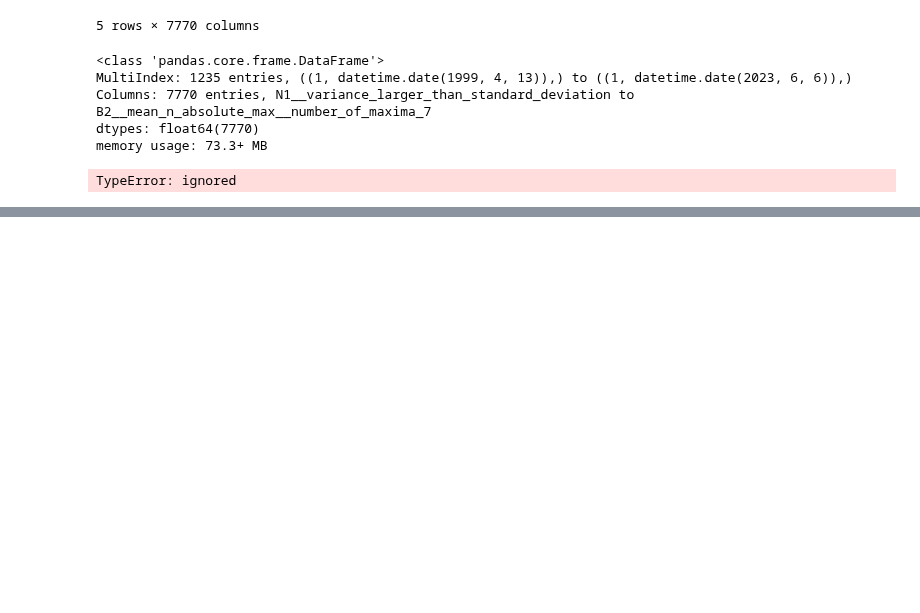
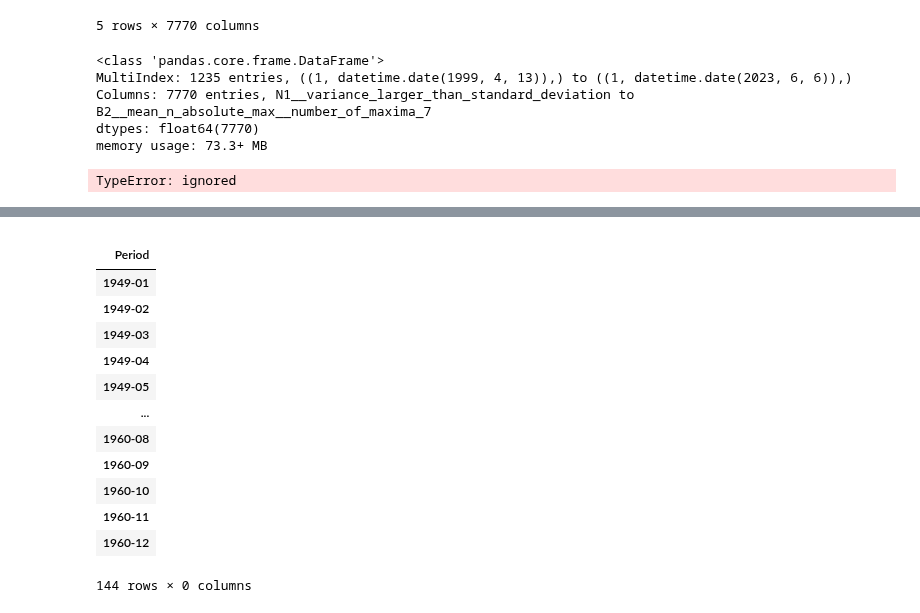
Before and after one commit to arumajirou/-daily-test, a Jupyter notebook: 時系列アプリ下調べ.ipynb, the cells around one changed output, grey strips where cells are left out. Saved outputs shown, nothing was run; the diff lists cells and outputs as text; code cells hidden in the pictures; blank space fills up the shorter version.

```diff
--- a/時系列アプリ下調べ.ipynb
+++ b/時系列アプリ下調べ.ipynb
@@ -4675,0 +4742,39 @@ TypeError: ignored
+# %%
+from sktime.datasets import load_airline
+from sktime.forecasting.base import ForecastingHorizon
+from sktime.forecasting.naive import NaiveForecaster
+import pandas as pd
+import numpy as np
+# step 1: data specification
+y = load_airline()
+# we create some dummy exogeneous data
+X = pd.DataFrame(index=y.index)
+
+# step 2: specifying forecasting horizon
+fh = np.arange(1, 37)
+
+# step 3: specifying the forecasting algorithm
+forecaster = NaiveForecaster(strategy="last", sp=12)
+
+# step 4: fitting the forecaster
+forecaster.fit(y, X=X, fh=fh)
+
+# step 5: querying predictions
+y_pred = forecaster.predict(X=X)
+# %%
+X
+# %% [output]
+|  |
+| Period |
+| 1949-01 |
+| 1949-02 |
+| 1949-03 |
+| 1949-04 |
+| 1949-05 |
+| ... |
+| 1960-08 |
+| 1960-09 |
+| 1960-10 |
+| 1960-11 |
+| 1960-12 |
+144 rows × 0 columns
```
Also changed, not shown: parts of 7 cells of this notebook.
